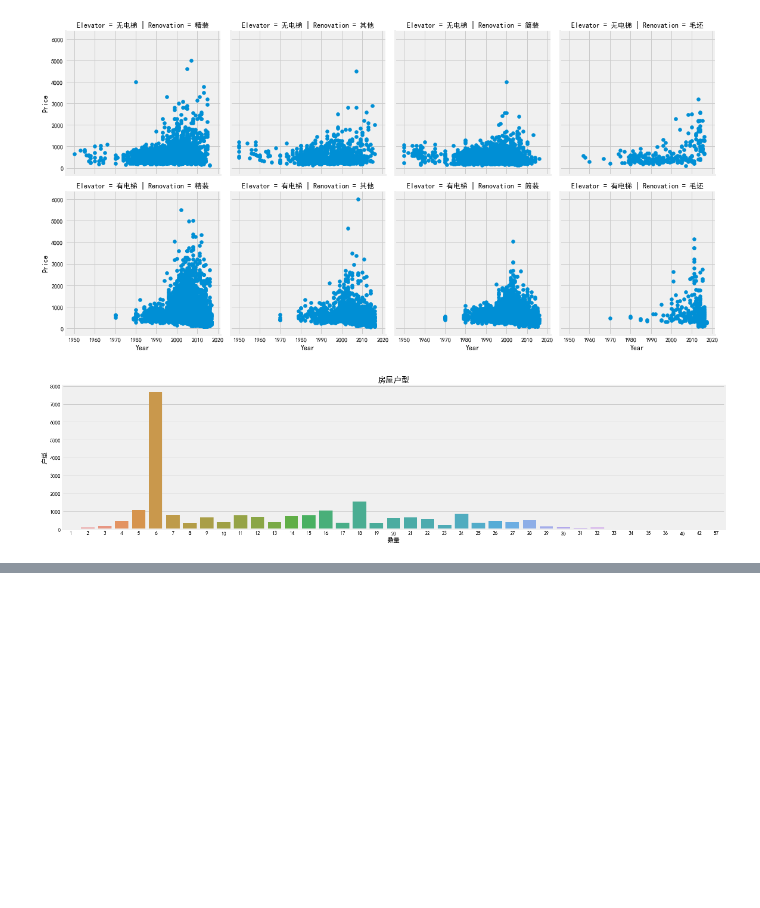
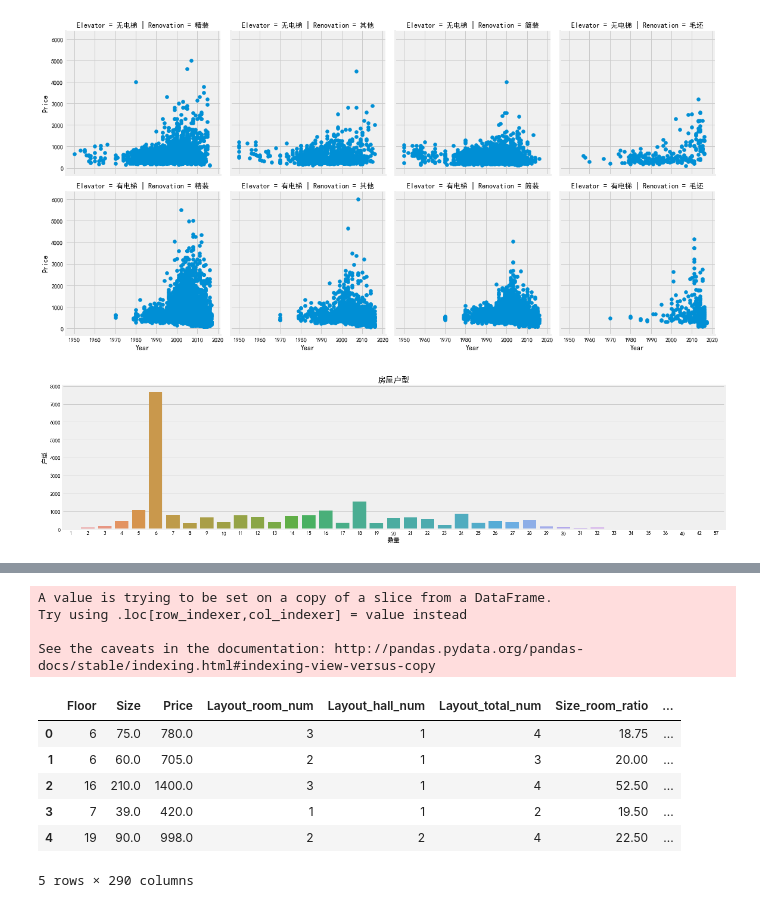
Before and after one commit to jiaobendaye/pythonRuMen, a Jupyter notebook: ershoufangAnalysis.ipynb, the cells around one changed output, grey strips where cells are left out. Saved outputs shown, nothing was run; the diff lists cells and outputs as text; code cells hidden in the pictures; blank space fills up the shorter version.

```diff
--- a/ershoufangAnalysis.ipynb
+++ b/ershoufangAnalysis.ipynb
@@ -204,0 +285,4 @@ plt.show()
+# %%
+# 按中位数对“Year”特征进行分箱
+df['Year'] = pd.qcut(df['Year'],8).astype('object')
+df['Year'].value_counts()
@@ -204,0 +303,29 @@ plt.show()
+# %%
+# 对“Direction”特征
+d_list_one = ['东','西','南','北']
+d_list_two = ['东西','东南','东北','西南','西北','南北']
+d_list_three = ['东西南','东西北','东南北','西南北']
+d_list_four = ['东西南北']
+df['Direction'] = df['Direction'].apply(direct_func)
+df = df.loc[(df['Direction']!='no')&(df['Direction']!='nan')]
+# %% [output]
+A value is trying to be set on a copy of a slice from a DataFrame.
+Try using .loc[row_indexer,col_indexer] = value instead
+
+See the caveats in the documentation: http://pandas.pydata.org/pandas-docs/stable/indexing.html#indexing-view-versus-copy
+# %%
+
+# 删除无用特征
+df = df.drop(['Layout','PerPrice','Garden'],axis=1)
+df.head()
+# 对于object特征进行onehot编码
+df,df_cat = one_hot_encoder(df)
+df.head()
+# %% [output]
+|  | Floor | Size | Price | Layout_room_num | Layout_hall_num | Layout_total_num | Size_room_ratio | ... |
+| 0 | 6 | 75.0 | 780.0 | 3 | 1 | 4 | 18.75 | ... |
+| 1 | 6 | 60.0 | 705.0 | 2 | 1 | 3 | 20.00 | ... |
+| 2 | 16 | 210.0 | 1400.0 | 3 | 1 | 4 | 52.50 | ... |
+| 3 | 7 | 39.0 | 420.0 | 1 | 1 | 2 | 19.50 | ... |
+| 4 | 19 | 90.0 | 998.0 | 2 | 2 | 4 | 22.50 | ... |
+5 rows × 290 columns
```
Also changed, not shown: parts of 6 cells of this notebook.
